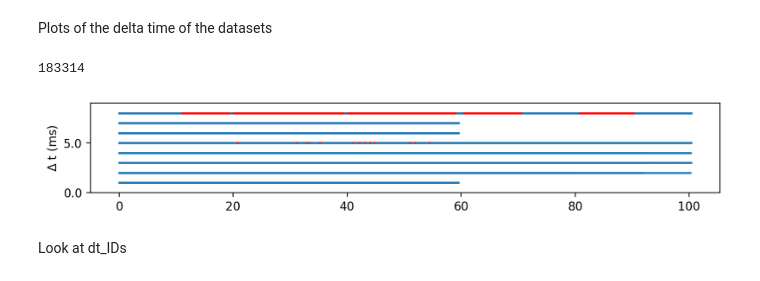
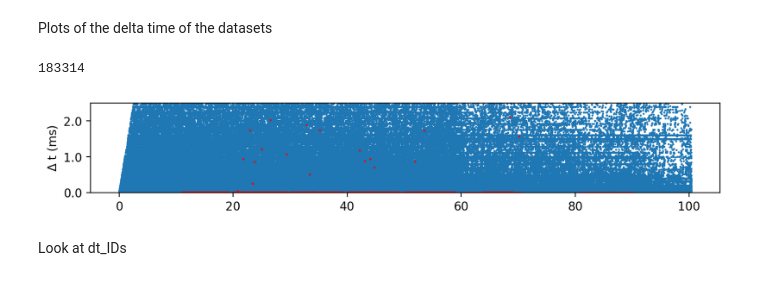
Before and after one commit to hampu5/ml-classify, a Jupyter notebook: ml_classify/main-notebook.ipynb, the cells around one changed output. Saved outputs shown, nothing was run; the diff lists cells and outputs as text; code cells hidden in the pictures.

Commit message:
Changed an attribute to dt_data instead of dt_ID_data

```diff
--- a/ml_classify/main-notebook.ipynb
+++ b/ml_classify/main-notebook.ipynb
@@ -94,37 +91,37 @@ from matplotlib.ticker import StrMethodFormatter
 
 # df["dt"] *= 1000
 # df["t"] -= 6e7
 # df = df.sample(frac=0.3, random_state=0)
 
 
-normal = df.loc[(df["Label"] == 0), "DLC"]
+normal = df.loc[(df["Label"] == 0), "dt_data"]
 normal_t = df.loc[(df["Label"] == 0), "t"]
-attack = df.loc[(df["Label"] == 1), "DLC"]
+attack = df.loc[(df["Label"] == 1), "dt_data"]
 attack_t = df.loc[(df["Label"] == 1), "t"]
 print(len(attack))
 
 # normal = df.loc[(df["name"] == "Malfunction_dataset_SONATA") & (df["Label"] == 0), "DLC"]
 # normal_t = df.loc[(df["name"] == "Malfunction_dataset_SONATA") & (df["Label"] == 0), "t"]
 # attack = df.loc[(df["name"] == "Malfunction_dataset_SONATA") & (df["Label"] == 1), "DLC"]
 # attack_t = df.loc[(df["name"] == "Malfunction_dataset_SONATA") & (df["Label"] == 1), "t"]
 plt.figure(figsize=(9.6, 1.4), dpi=200)
 plt.gca().yaxis.set_major_formatter(StrMethodFormatter('{x:,.1f}'))
 plt.scatter(x=normal_t, y=normal, s=0.5, label="Normal")
 plt.scatter(x=attack_t, y=attack, s=0.5, c="red", label="Attack")
 
-plt.ylim(0, 9)
+plt.ylim(0, 2.5)
 
 # plt.xlabel("Elapsed time (s)")
 plt.ylabel("$\Delta$ t (ms)")
 # plt.legend(markerscale=8, loc="upper right")
 # plt.title("Chevrolet Spark")
 
 plt.show()
 
 # plt.savefig("ROAD_correlated_signal_attack_1_dt.png")
 # %% [output]
 183314
-[figure, old version]
+[figure, new version]
 # %% [markdown]
 Look at dt_IDs
 # %%
```
Also changed, not shown: parts of 1 cell of this notebook, 2 other files.
